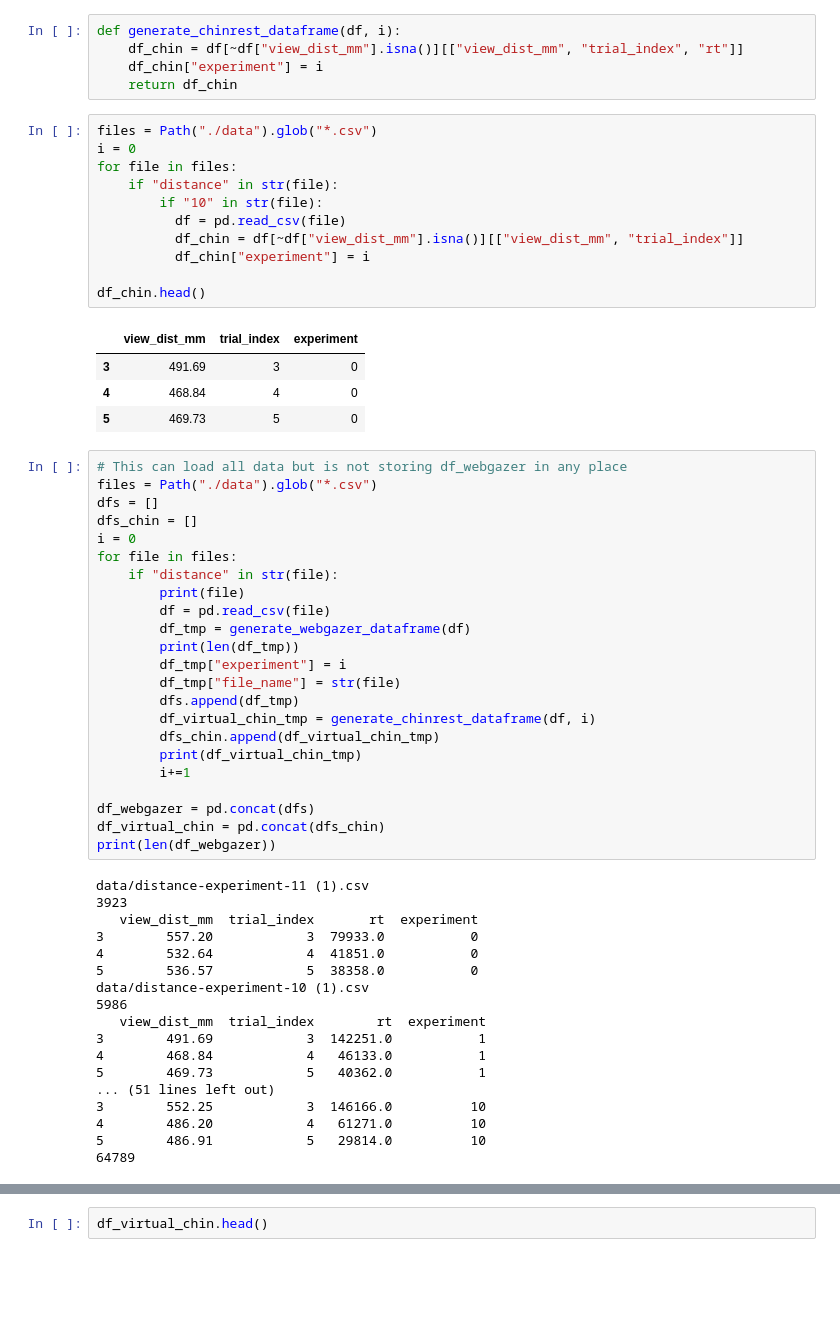
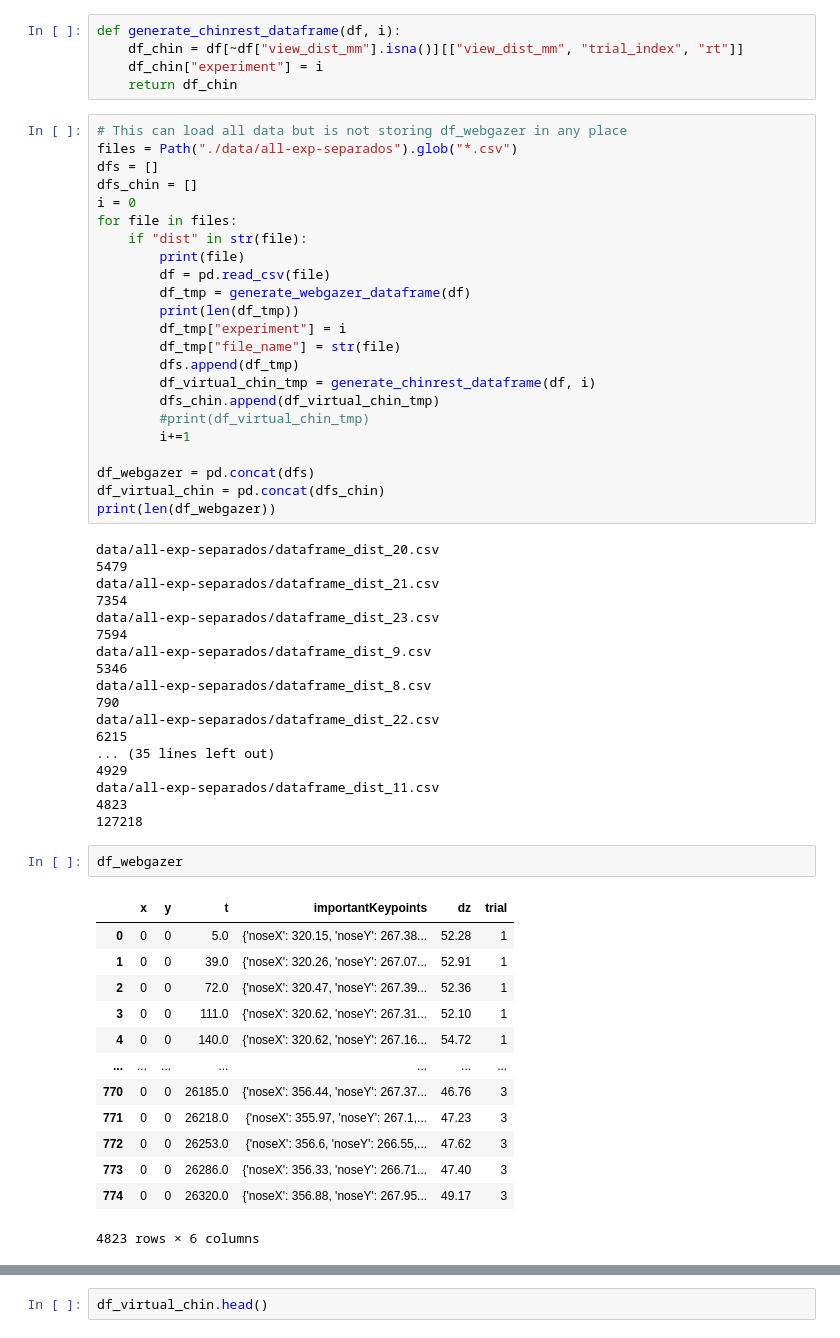
Before and after one commit to agustin-penas/wg-DataAnalysis, a Jupyter notebook: analysis_distance online.ipynb, the cells around one changed output, grey strips where cells are left out. Drawn from its saved outputs; the diff is of its cells as text; blank space fills up the shorter version.

```diff
--- a/analysis_distance online.ipynb
+++ b/analysis_distance online.ipynb
@@ -24,30 +23,14 @@ def generate_chinrest_dataframe(df, i):
     df_chin = df[~df["view_dist_mm"].isna()][["view_dist_mm", "trial_index", "rt"]]
     df_chin["experiment"] = i
     return df_chin
-# %%
-files = Path("./data").glob("*.csv")
-i = 0
-for file in files:
-    if "distance" in str(file):
-        if "10" in str(file):
-          df = pd.read_csv(file)
-          df_chin = df[~df["view_dist_mm"].isna()][["view_dist_mm", "trial_index"]]
-          df_chin["experiment"] = i
-
-df_chin.head()
-# %% [output]
-|  | view_dist_mm | trial_index | experiment |
-| 3 | 491.69 | 3 | 0 |
-| 4 | 468.84 | 4 | 0 |
-| 5 | 469.73 | 5 | 0 |
 # %%
 # This can load all data but is not storing df_webgazer in any place
-files = Path("./data").glob("*.csv")
+files = Path("./data/all-exp-separados").glob("*.csv")
 dfs = []
 dfs_chin = []
 i = 0
 for file in files:
-    if "distance" in str(file):
+    if "dist" in str(file):
         print(file)
         df = pd.read_csv(file)
         df_tmp = generate_webgazer_dataframe(df)
@@ -57,30 +40,46 @@ for file in files:
         dfs.append(df_tmp)
         df_virtual_chin_tmp = generate_chinrest_dataframe(df, i)
         dfs_chin.append(df_virtual_chin_tmp)
-        print(df_virtual_chin_tmp)
+        #print(df_virtual_chin_tmp)
         i+=1
 
 df_webgazer = pd.concat(dfs)
 df_virtual_chin = pd.concat(dfs_chin)
 print(len(df_webgazer))
 # %% [output]
-data/distance-experiment-11 (1).csv
-3923
-   view_dist_mm  trial_index       rt  experiment
-3        557.20            3  79933.0           0
-4        532.64            4  41851.0           0
-5        536.57            5  38358.0           0
-data/distance-experiment-10 (1).csv
-5986
-   view_dist_mm  trial_index        rt  experiment
-3        491.69            3  142251.0           1
-4        468.84            4   46133.0           1
-5        469.73            5   40362.0           1
-... (51 lines left out)
-3        552.25            3  146166.0          10
-4        486.20            4   61271.0          10
-5        486.91            5   29814.0          10
-64789
+data/all-exp-separados/dataframe_dist_20.csv
+5479
+data/all-exp-separados/dataframe_dist_21.csv
+7354
+data/all-exp-separados/dataframe_dist_23.csv
+7594
+data/all-exp-separados/dataframe_dist_9.csv
+5346
+data/all-exp-separados/dataframe_dist_8.csv
+790
+data/all-exp-separados/dataframe_dist_22.csv
+6215
+... (35 lines left out)
+4929
+data/all-exp-separados/dataframe_dist_11.csv
+4823
+127218
+# %%
+df_webgazer
+# %% [output]
+|  | x | y | t | importantKeypoints | dz | trial |
+| 0 | 0 | 0 | 5.0 | {'noseX': 320.15, 'noseY': 267.38... | 52.28 | 1 |
+| 1 | 0 | 0 | 39.0 | {'noseX': 320.26, 'noseY': 267.07... | 52.91 | 1 |
+| 2 | 0 | 0 | 72.0 | {'noseX': 320.47, 'noseY': 267.39... | 52.36 | 1 |
+| 3 | 0 | 0 | 111.0 | {'noseX': 320.62, 'noseY': 267.31... | 52.10 | 1 |
+| 4 | 0 | 0 | 140.0 | {'noseX': 320.62, 'noseY': 267.16... | 54.72 | 1 |
+| ... | ... | ... | ... | ... | ... | ... |
+| 770 | 0 | 0 | 26185.0 | {'noseX': 356.44, 'noseY': 267.37... | 46.76 | 3 |
+| 771 | 0 | 0 | 26218.0 | {'noseX': 355.97, 'noseY': 267.1,... | 47.23 | 3 |
+| 772 | 0 | 0 | 26253.0 | {'noseX': 356.6, 'noseY': 266.55,... | 47.62 | 3 |
+| 773 | 0 | 0 | 26286.0 | {'noseX': 356.33, 'noseY': 266.71... | 47.40 | 3 |
+| 774 | 0 | 0 | 26320.0 | {'noseX': 356.88, 'noseY': 267.95... | 49.17 | 3 |
+4823 rows × 6 columns
 # %%
 df_virtual_chin.head()
 # %% [output]
```
Also changed, not shown: parts of 9 cells of this notebook.
